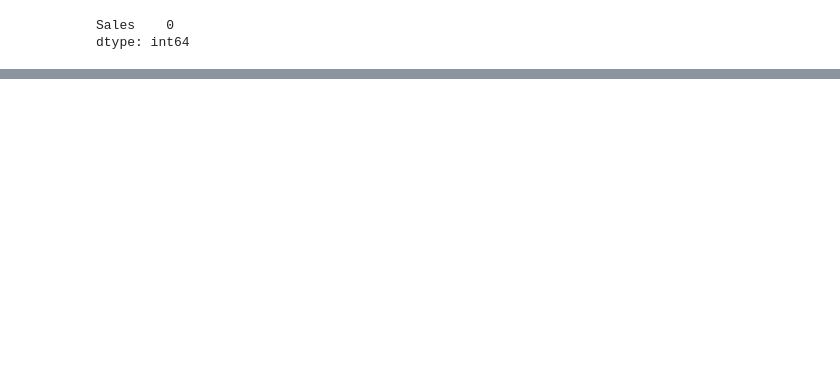
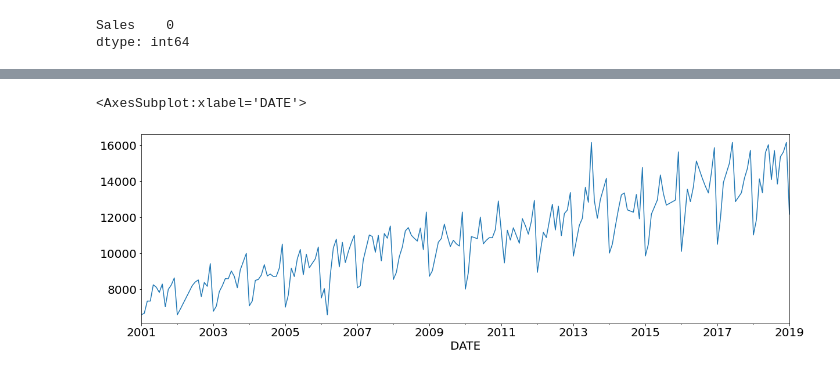
Before and after one commit to 28101991SUNNY/ML2_Unsupervised-Learning, a Jupyter notebook: 10_1_Time Series Analysis 1 .ipynb, the cells around one changed output, grey strips where cells are left out. Cells and saved outputs as stored; diff of their text form; code cells hidden in the pictures; blank space fills up the shorter version.

```diff
--- a/10_1_Time Series Analysis 1 .ipynb
+++ b/10_1_Time Series Analysis 1 .ipynb
@@ -317,0 +357,5 @@ mobile_sales["Sales"].rolling(10,center=False).mean().plot()
+# %%
+mobile_sales["Sales"].plot()
+# %% [output]
+<AxesSubplot:xlabel='DATE'>
+[figure, added]
```
Also changed, not shown: parts of 45 cells of this notebook.
